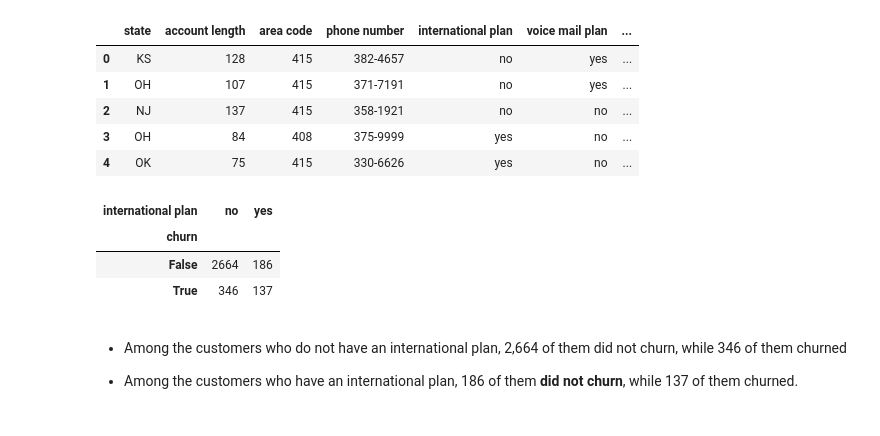
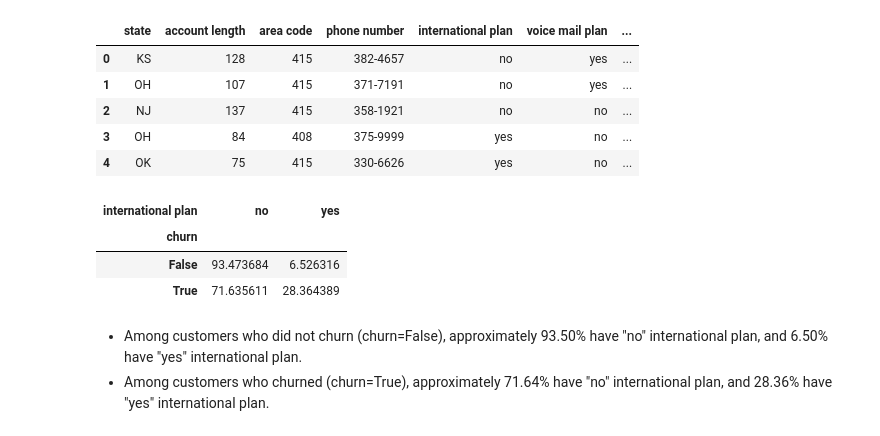
Before and after one commit to stellacherotich/Customer-Churn-Prediction, a Jupyter notebook: SyriaTel[draft].ipynb, the cells around one changed output. Cells and saved outputs as stored; diff of their text form; code cells hidden in the pictures.

```diff
--- a/SyriaTel.ipynb
+++ b/SyriaTel[draft].ipynb
@@ -367,16 +377,17 @@ df.head()
 # %%
 # Count the number of churned and non-churned customers by international plan
 churn_intl_plan = df.groupby(['churn', 'international plan']).size().unstack()
-churn_intl_plan
+total_churn_itl = churn_intl_plan.sum(axis=1)  # Calculate the total count for each churn category
+percentage_intl_plan = churn_intl_plan.div(total_churn_itl, axis=0) * 100  # Calculate the percentage
+percentage_intl_plan
 # %% [output]
 | international plan | no | yes |
 | churn |  |  |
-| False | 2664 | 186 |
-| True | 346 | 137 |
+| False | 93.473684 | 6.526316 |
+| True | 71.635611 | 28.364389 |
-# %% [markdown]
-- Among the customers who do not have an international plan, 2,664 of them did not churn, while 346 of them churned
-
-- Among the customers who have an international plan, 186 of them <b> did not churn</b>, while 137 of them churned.
+# %% [markdown]
+- Among customers who did not churn (churn=False), approximately 93.50% have "no" international plan, and 6.50% have "yes" international plan.
+- Among customers who churned (churn=True), approximately 71.64% have "no" international plan, and 28.36% have "yes" international plan.
 # %%
 # Display as a bar chart
 
```
Also changed, not shown: parts of 16 cells of this notebook.
